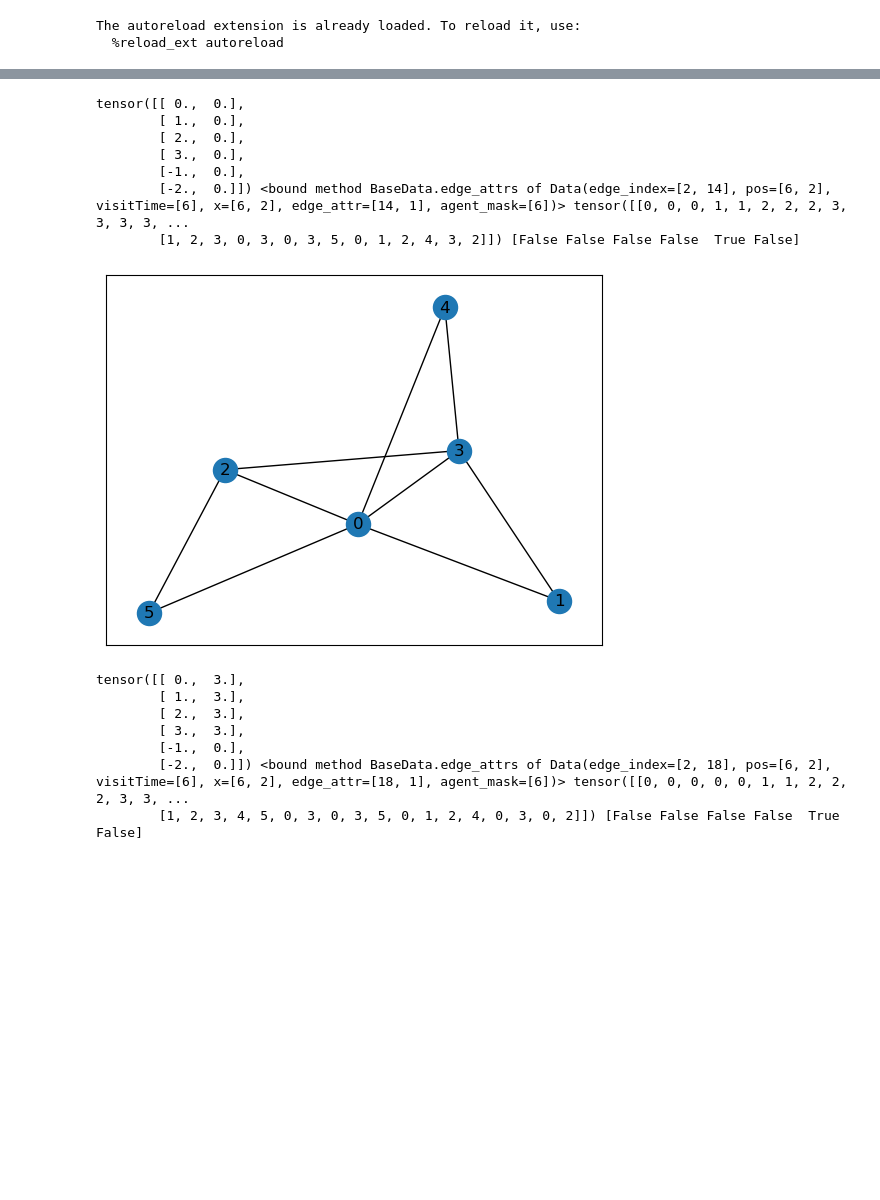
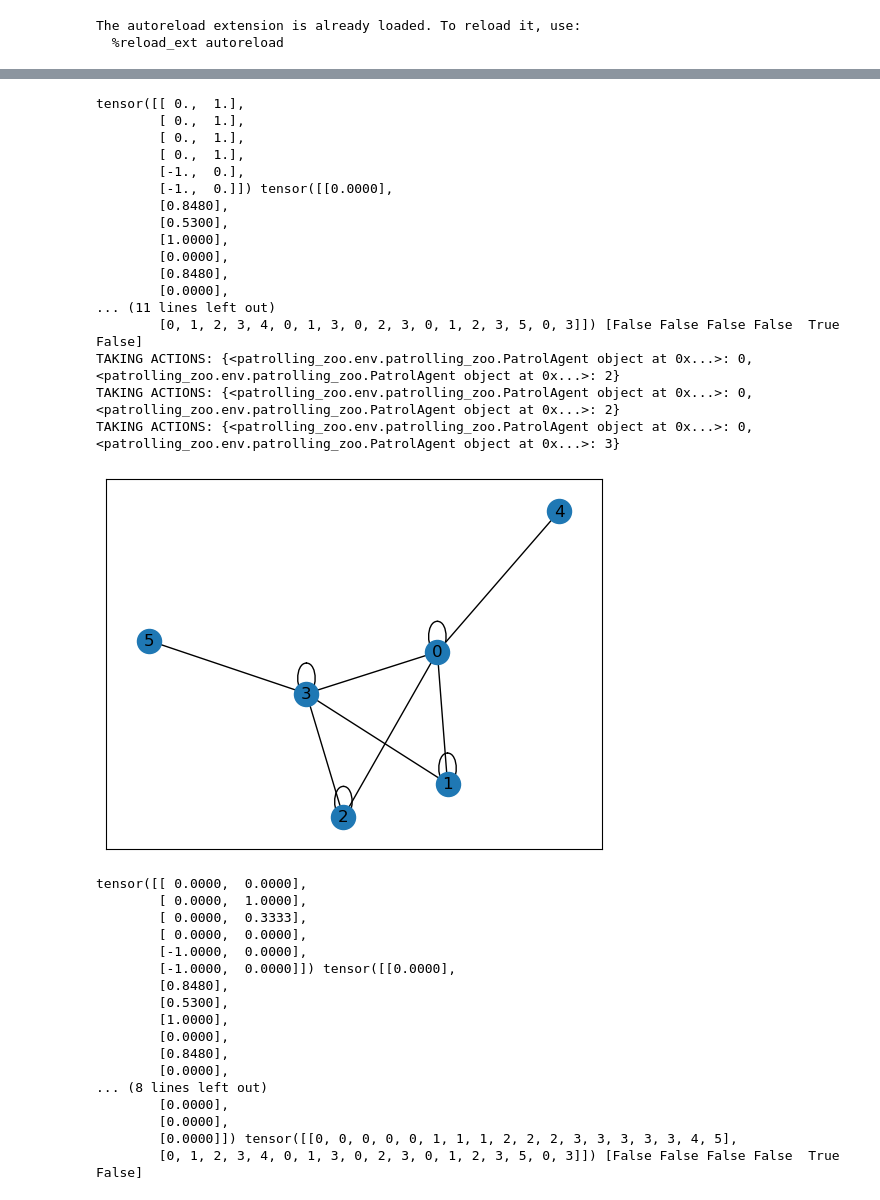
Before and after one commit to NU-IDEAS-Lab/patrolling_zoo, a Jupyter notebook: random_actions.ipynb, the cells around one changed output, grey strips where cells are left out. Cells and saved outputs as stored; diff of their text form; code cells hidden in the pictures; blank space fills up the shorter version.

```diff
--- a/random_actions.ipynb
+++ b/random_actions.ipynb
@@ -12,7 +12,7 @@ import matplotlib.pyplot as plt
 
 patrolGraph = PatrolGraph("patrolling_zoo/env/4nodes.graph")
 env = parallel_env(patrolGraph, 2,
-                   speed = 5.0,
+                   speed = 50.0,
                    observation_radius=100,
                    observe_method="pyg",
                    observe_bitmap_dims = (40, 40),
@@ -26,18 +26,23 @@ obs = env.observe(env.agents[0])[0]
 g = to_networkx(obs, to_undirected=True)
 nx.draw_networkx(g)
 plt.show()
-print(obs.x, obs.edge_attrs, obs.edge_index, obs.agent_mask)
+print(obs.x, obs.edge_attr, obs.edge_index, obs.agent_mask)
 
-actions = {agent: 0 for agent in env.agents}
-env.step(actions)
-env.step(actions)
-env.step(actions)
+for i in range(3):
+    # actions = {agent: np.random.choice(len(env.pg.graph.nodes)) for agent in env.agents}
+    actions = {
+        env.agents[0]: 0,
+        env.agents[1]: np.random.choice(len(env.pg.graph.nodes))
+
+    }
+    print(f"TAKING ACTIONS: {actions}")
+    env.step(actions)
 
 obs = env.observe(env.agents[0])[0]
 g = to_networkx(obs, to_undirected=True)
 nx.draw_networkx(g)
 plt.show()
-print(obs.x, obs.edge_attrs, obs.edge_index, obs.agent_mask)
+print(obs.x, obs.edge_attr, obs.edge_index, obs.agent_mask)
 
 # print(observations)
 # nx.draw_networkx(patrolGraph.graph)
@@ -67,18 +72,38 @@ The autoreload extension is already loaded. To reload it, use:
-tensor([[ 0.,  0.],
-        [ 1.,  0.],
-        [ 2.,  0.],
-        [ 3.,  0.],
+tensor([[ 0.,  1.],
+        [ 0.,  1.],
+        [ 0.,  1.],
+        [ 0.,  1.],
         [-1.,  0.],
-        [-2.,  0.]]) <bound method BaseData.edge_attrs of Data(edge_index=[2, 14], pos=[6, 2], visitTime=[6], x=[6, 2], edge_attr=[14, 1], agent_mask=[6])> tensor([[0, 0, 0, 1, 1, 2, 2, 2, 3, 3, 3, 3, ...
-        [1, 2, 3, 0, 3, 0, 3, 5, 0, 1, 2, 4, 3, 2]]) [False False False False  True False]
+        [-1.,  0.]]) tensor([[0.0000],
+        [0.8480],
+        [0.5300],
+        [1.0000],
+        [0.0000],
+        [0.8480],
+        [0.0000],
+... (11 lines left out)
+        [0, 1, 2, 3, 4, 0, 1, 3, 0, 2, 3, 0, 1, 2, 3, 5, 0, 3]]) [False False False False  True False]
+TAKING ACTIONS: {<patrolling_zoo.env.patrolling_zoo.PatrolAgent object at 0x...>: 0, <patrolling_zoo.env.patrolling_zoo.PatrolAgent object at 0x...>: 2}
+TAKING ACTIONS: {<patrolling_zoo.env.patrolling_zoo.PatrolAgent object at 0x...>: 0, <patrolling_zoo.env.patrolling_zoo.PatrolAgent object at 0x...>: 2}
+TAKING ACTIONS: {<patrolling_zoo.env.patrolling_zoo.PatrolAgent object at 0x...>: 0, <patrolling_zoo.env.patrolling_zoo.PatrolAgent object at 0x...>: 3}
-[figure, old version]
+[figure, new version]
-tensor([[ 0.,  3.],
-        [ 1.,  3.],
-        [ 2.,  3.],
-        [ 3.,  3.],
-        [-1.,  0.],
-        [-2.,  0.]]) <bound method BaseData.edge_attrs of Data(edge_index=[2, 18], pos=[6, 2], visitTime=[6], x=[6, 2], edge_attr=[18, 1], agent_mask=[6])> tensor([[0, 0, 0, 0, 0, 1, 1, 2, 2, 2, 3, 3, ...
-        [1, 2, 3, 4, 5, 0, 3, 0, 3, 5, 0, 1, 2, 4, 0, 3, 0, 2]]) [False False False False  True False]
+tensor([[ 0.0000,  0.0000],
+        [ 0.0000,  1.0000],
+        [ 0.0000,  0.3333],
+        [ 0.0000,  0.0000],
+        [-1.0000,  0.0000],
+        [-1.0000,  0.0000]]) tensor([[0.0000],
+        [0.8480],
+        [0.5300],
+        [1.0000],
+        [0.0000],
+        [0.8480],
+        [0.0000],
+... (8 lines left out)
+        [0.0000],
+        [0.0000],
+        [0.0000]]) tensor([[0, 0, 0, 0, 0, 1, 1, 1, 2, 2, 2, 3, 3, 3, 3, 3, 4, 5],
+        [0, 1, 2, 3, 4, 0, 1, 3, 0, 2, 3, 0, 1, 2, 3, 5, 0, 3]]) [False False False False  True False]
 # %%
 print(env.pg.graph.nodes, env.pg.graph.edges)
 env.render()
```
Also changed, not shown: parts of 5 cells of this notebook, 3 other files.
